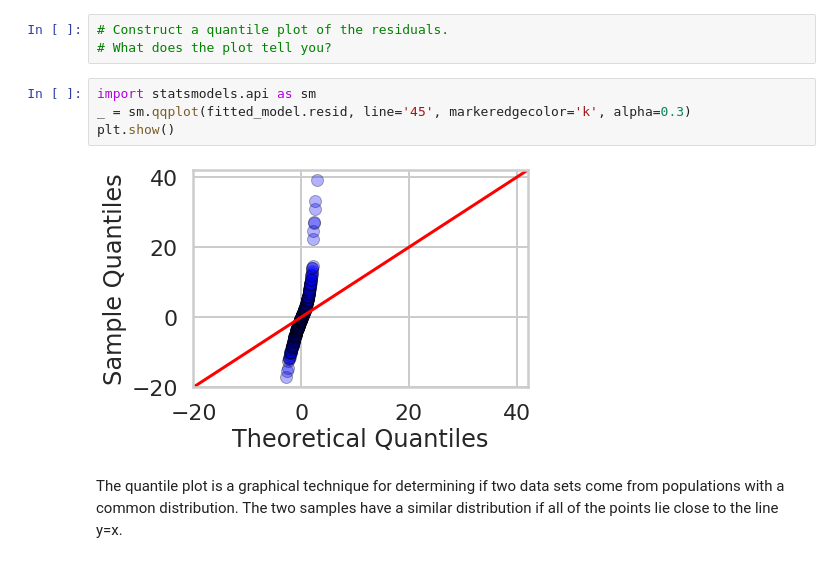
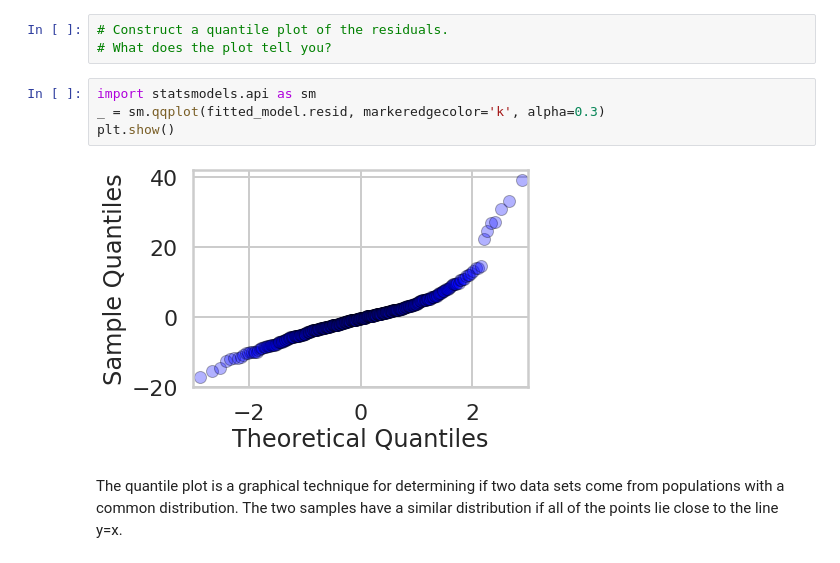
Before and after one commit to AHalarewicz/LinearRegression, a Jupyter notebook: linear_regression/Mini_Project_Linear_Regression.ipynb, the cells around one changed output. Drawn from its saved outputs; the diff is of its cells as text.

```diff
--- a/linear_regression/Mini_Project_Linear_Regression.ipynb
+++ b/linear_regression/Mini_Project_Linear_Regression.ipynb
@@ -1266,10 +1316,10 @@ _ = plt.ylabel('fitted values')
 # What does the plot tell you?
 # %%
 import statsmodels.api as sm
-_ = sm.qqplot(fitted_model.resid, line='45', markeredgecolor='k', alpha=0.3)
+_ = sm.qqplot(fitted_model.resid, markeredgecolor='k', alpha=0.3)
 plt.show()
 # %% [output]
-[figure, old version]
+[figure, new version]
 # %% [markdown]
 The quantile plot is a graphical technique for determining if two data sets come from populations with a common distribution. The two samples have a similar distribution if all of the points lie close to the line y=x.
 # %%
```
Also changed, not shown: parts of 36 cells of this notebook.
